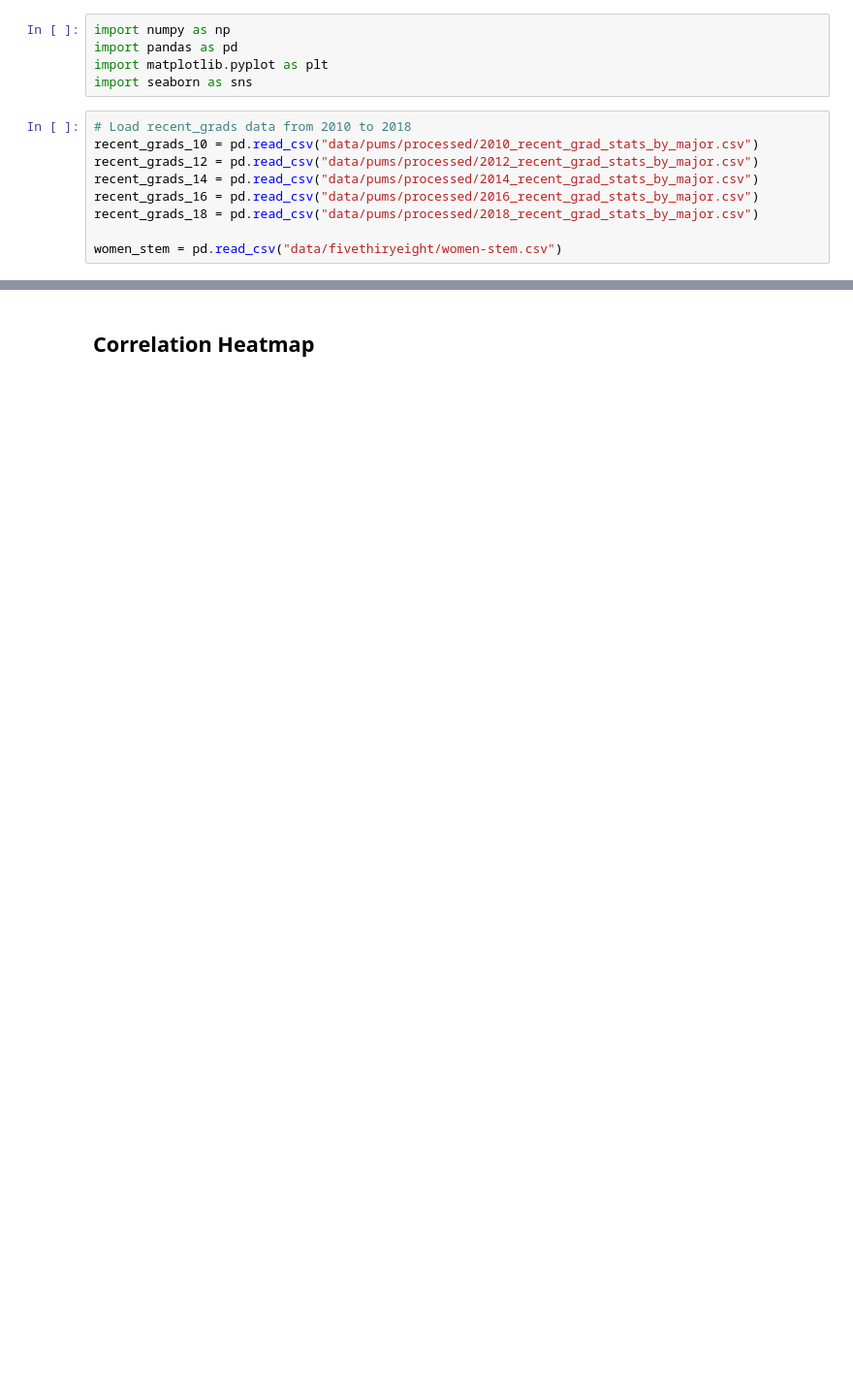
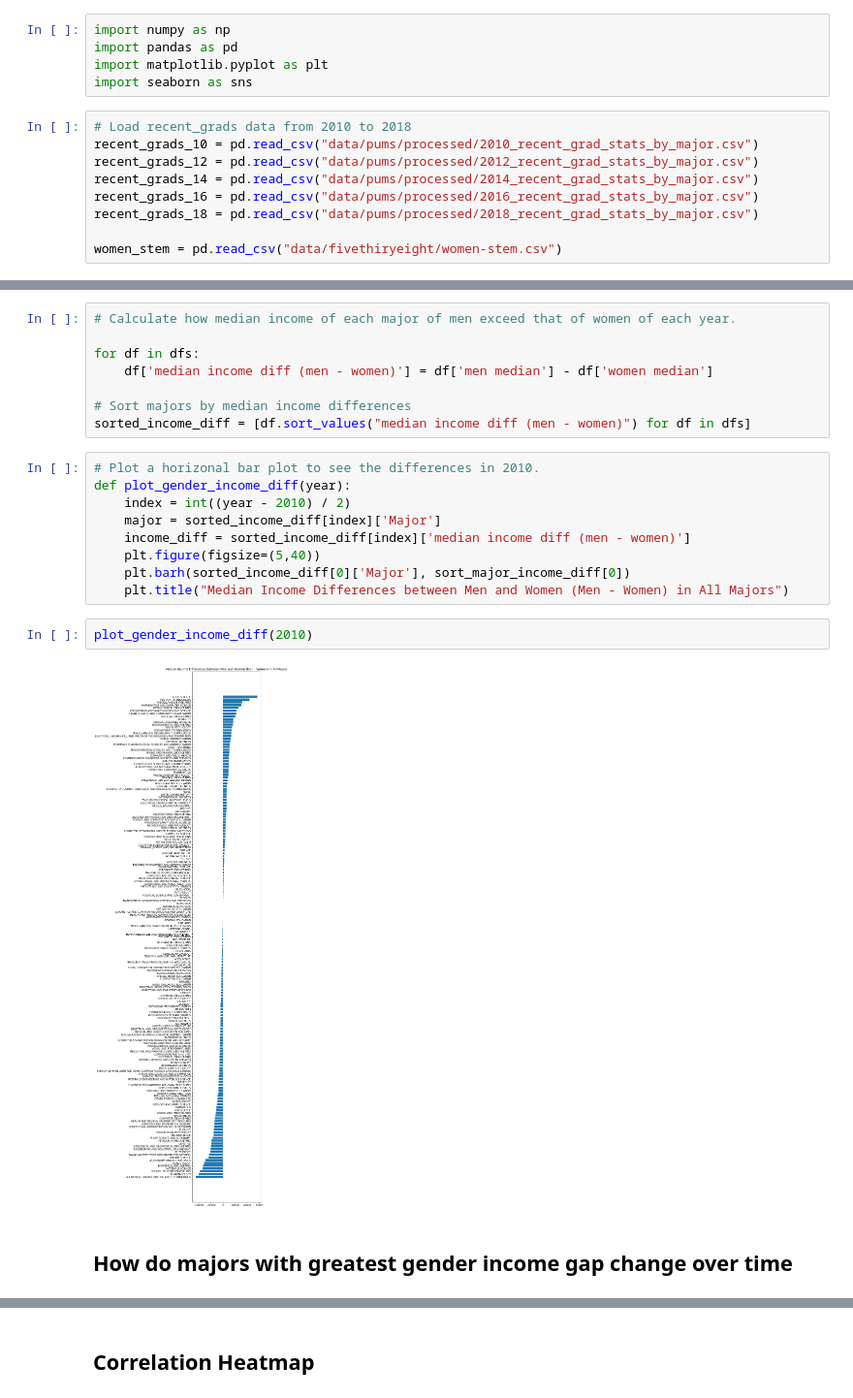
Before and after one commit to UCB-stat-159-s22/hw07-Group21, a Jupyter notebook: Yiping-exploration.ipynb, the cells around one changed output, grey strips where cells are left out. Shown: that part at 97% size. Saved outputs shown, nothing was run; the diff lists cells and outputs as text; blank space fills up the shorter version.

```diff
--- a/Yiping-exploration.ipynb
+++ b/Yiping-exploration.ipynb
@@ -28,0 +46,23 @@ for df in dfs:
+# %%
+# Calculate how median income of each major of men exceed that of women of each year.
+
+for df in dfs:
+    df['median income diff (men - women)'] = df['men median'] - df['women median']
+
+# Sort majors by median income differences
+sorted_income_diff = [df.sort_values("median income diff (men - women)") for df in dfs]
+# %%
+# Plot a horizonal bar plot to see the differences in 2010.
+def plot_gender_income_diff(year):
+    index = int((year - 2010) / 2)
+    major = sorted_income_diff[index]['Major']
+    income_diff = sorted_income_diff[index]['median income diff (men - women)']
+    plt.figure(figsize=(5,40))
+    plt.barh(sorted_income_diff[0]['Major'], sort_major_income_diff[0])
+    plt.title("Median Income Differences between Men and Women (Men - Women) in All Majors")
+# %%
+plot_gender_income_diff(2010)
+# %% [output]
+[figure, added]
+# %% [markdown]
+## How do majors with greatest gender income gap change over time
```
Also changed, not shown: parts of 11 cells of this notebook, 1 other file.
